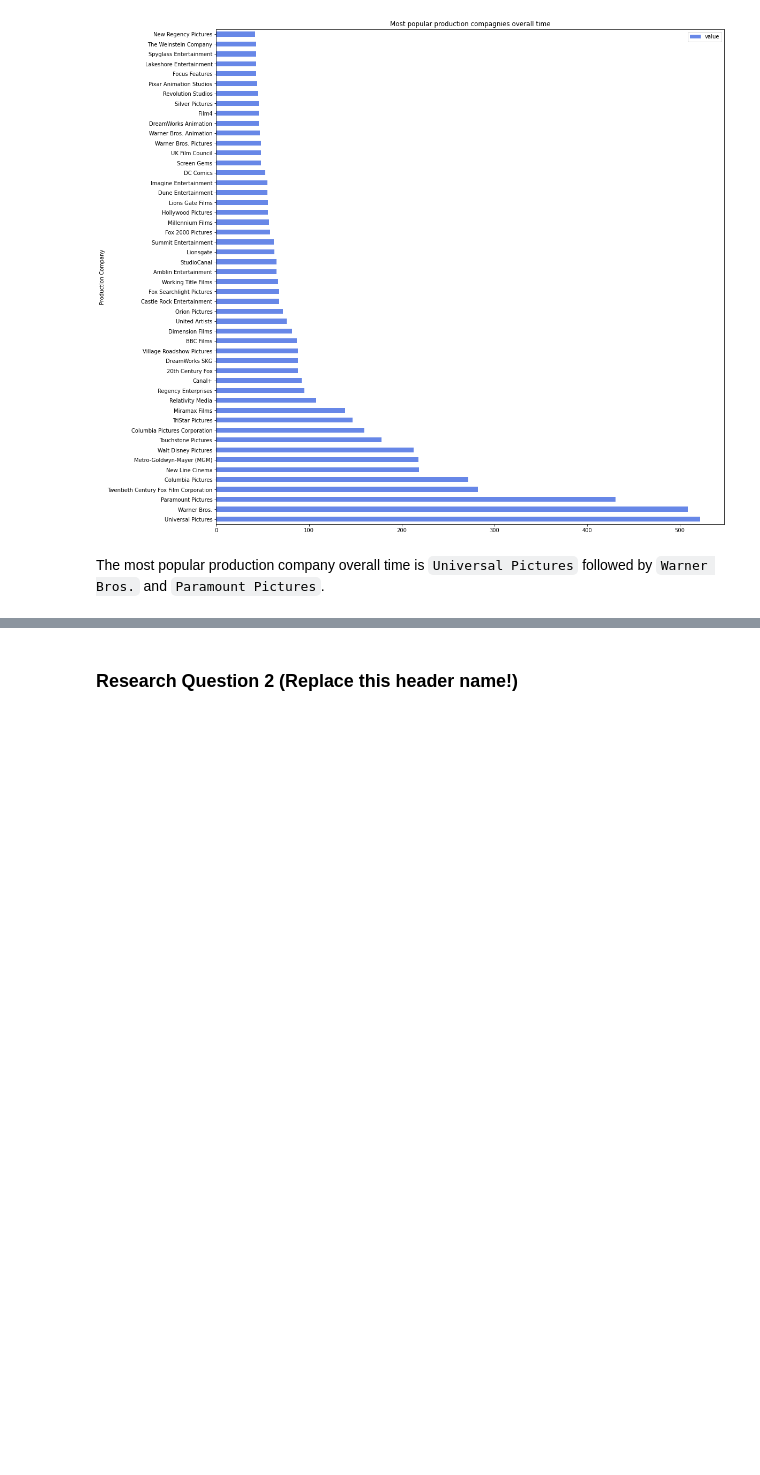
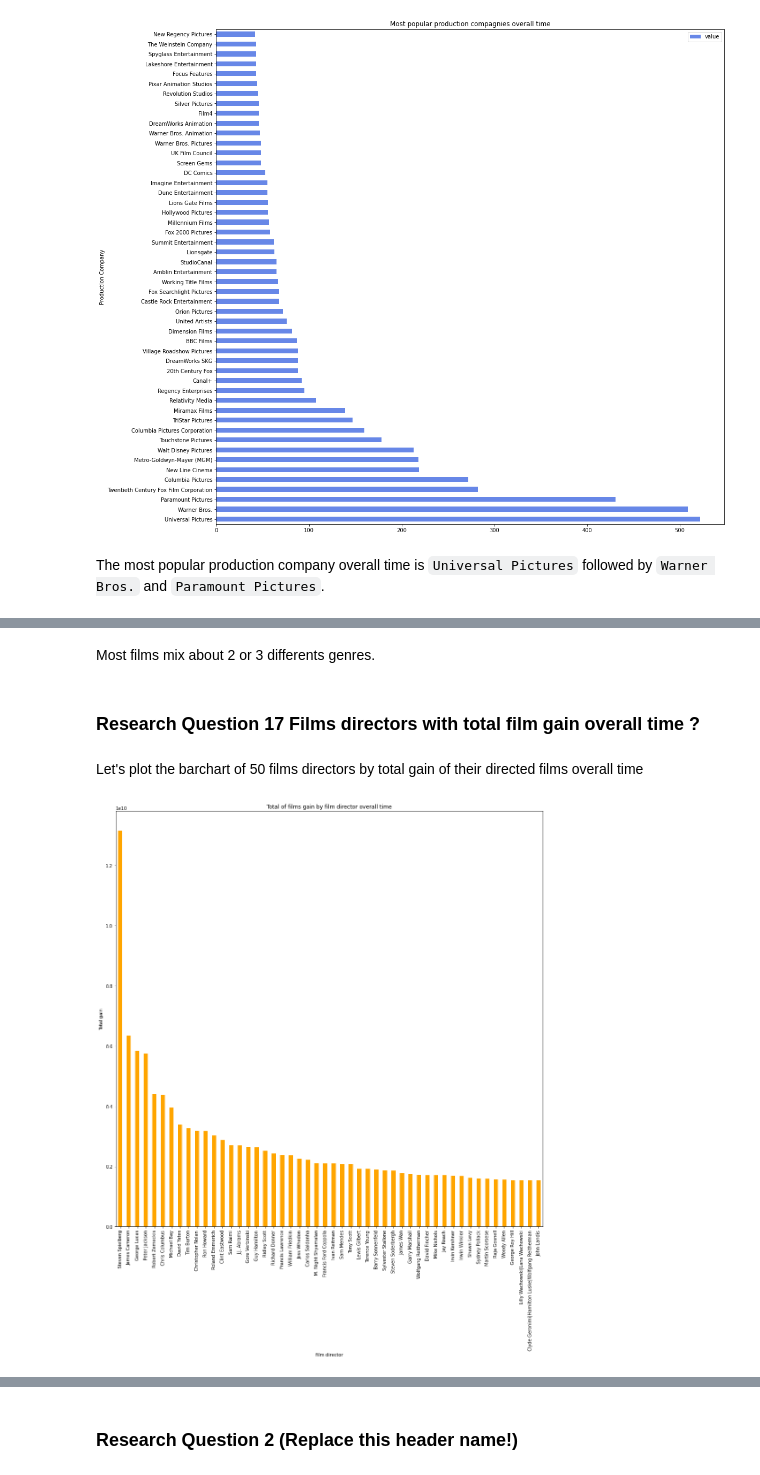
Before and after one commit to temajozias/Udacity-DataAnalystND-P1-Investigate-a-Dataset, a Jupyter notebook: Investigate_a_Dataset.ipynb, the cells around one changed output, grey strips where cells are left out. Drawn from its saved outputs; the diff is of its cells as text; code cells hidden in the pictures; blank space fills up the shorter version.

```diff
--- a/Investigate_a_Dataset.ipynb
+++ b/Investigate_a_Dataset.ipynb
@@ -657,0 +742,15 @@ The most popular production company overall time is `Universal Pictures` followe
+# %% [markdown]
+Most films mix about 2 or 3 differents genres.
+# %% [markdown]
+### Research Question 17  Films directors with total film gain overall time ?
+# %% [markdown]
+Let's plot the barchart of 50 films directors by total gain of their directed films overall time
+# %%
+df.groupby('director').sum()['gain_adj'].nlargest(50).plot(kind='bar',
+                                               figsize=(17, 17),
+                                               title='Total of films gain by film director overall time',
+                                               xlabel='film director',
+                                               ylabel='Total gain',
+                                               color='orange');
+# %% [output]
+[figure, added]
```
Also changed, not shown: parts of 40 cells of this notebook, 3 other files.
